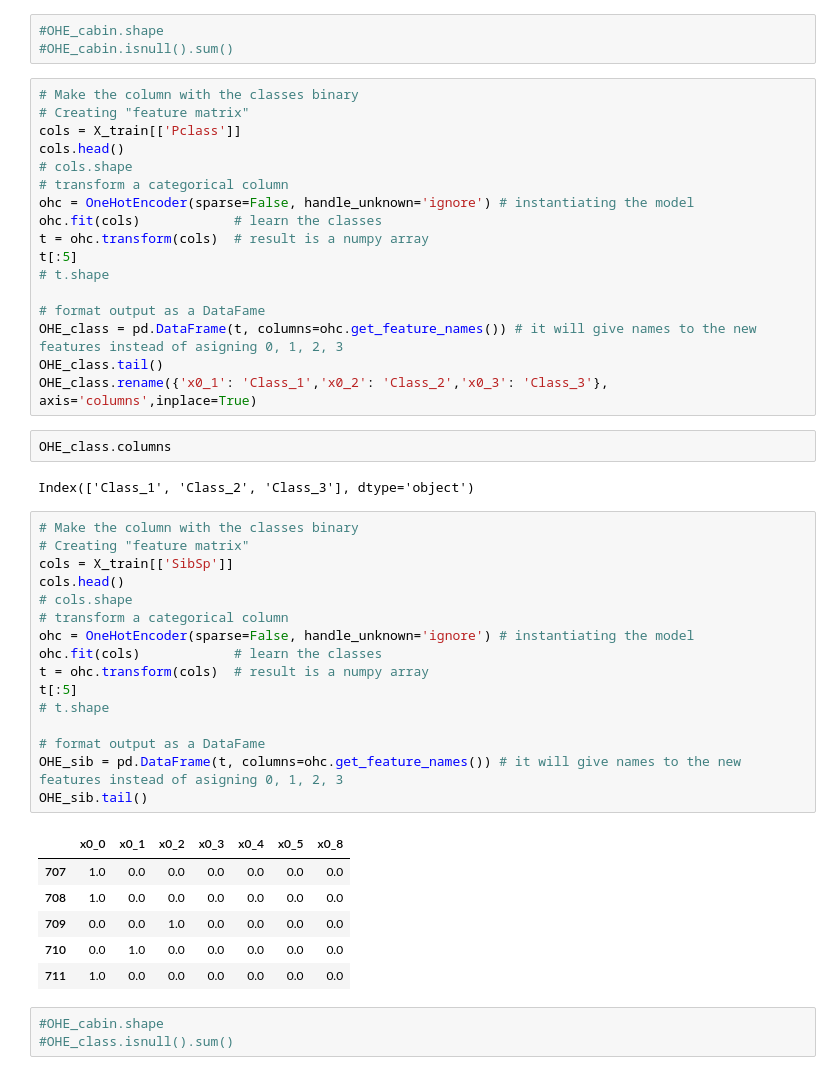
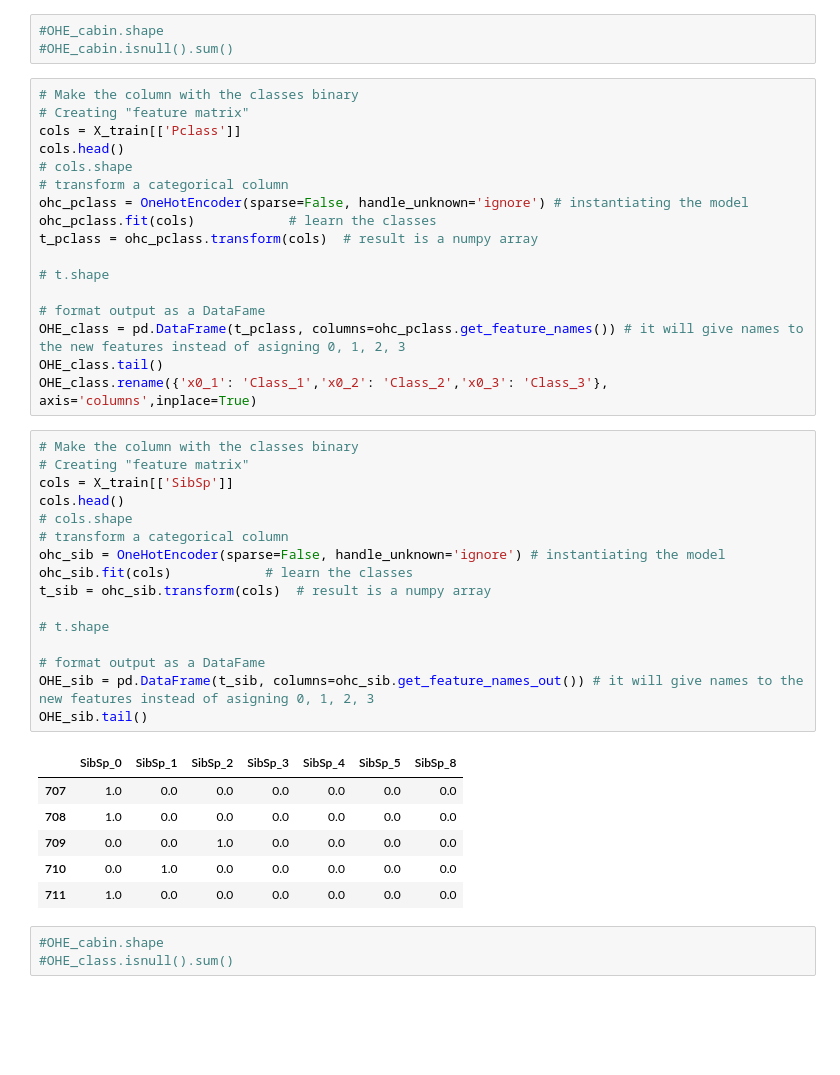
Before and after one commit to RosiNantis/Projects_from_Spiced_personal, a Jupyter notebook: Week_2/spiced_projects/Titanik_vers2.ipynb, the cells around one changed output. Drawn from its saved outputs; the diff is of its cells as text; blank space fills up the shorter version.

```diff
--- a/Week_2/spiced_projects/Titanik_vers2.ipynb
+++ b/Week_2/spiced_projects/Titanik_vers2.ipynb
@@ -261,38 +261,34 @@ cols = X_train[['Pclass']]
 cols.head()
 # cols.shape
 # transform a categorical column
-ohc = OneHotEncoder(sparse=False, handle_unknown='ignore') # instantiating the model
-ohc.fit(cols)            # learn the classes
-t = ohc.transform(cols)  # result is a numpy array
-t[:5]
+ohc_pclass = OneHotEncoder(sparse=False, handle_unknown='ignore') # instantiating the model
+ohc_pclass.fit(cols)            # learn the classes
+t_pclass = ohc_pclass.transform(cols)  # result is a numpy array
+
 # t.shape
 
 # format output as a DataFame
-OHE_class = pd.DataFrame(t, columns=ohc.get_feature_names()) # it will give names to the new features instead of asigning 0, 1, 2, 3
+OHE_class = pd.DataFrame(t_pclass, columns=ohc_pclass.get_feature_names()) # it will give names to the new features instead of asigning 0, 1, 2, 3
 OHE_class.tail()
 OHE_class.rename({'x0_1': 'Class_1','x0_2': 'Class_2','x0_3': 'Class_3'}, axis='columns',inplace=True)
-# %%
-OHE_class.columns
-# %% [output]
-Index(['Class_1', 'Class_2', 'Class_3'], dtype='object')
 # %%
 # Make the column with the classes binary
 # Creating "feature matrix"
 cols = X_train[['SibSp']]
 cols.head()
 # cols.shape
 # transform a categorical column
-ohc = OneHotEncoder(sparse=False, handle_unknown='ignore') # instantiating the model
-ohc.fit(cols)            # learn the classes
-t = ohc.transform(cols)  # result is a numpy array
-t[:5]
+ohc_sib = OneHotEncoder(sparse=False, handle_unknown='ignore') # instantiating the model
+ohc_sib.fit(cols)            # learn the classes
+t_sib = ohc_sib.transform(cols)  # result is a numpy array
+
 # t.shape
 
 # format output as a DataFame
-OHE_sib = pd.DataFrame(t, columns=ohc.get_feature_names()) # it will give names to the new features instead of asigning 0, 1, 2, 3
+OHE_sib = pd.DataFrame(t_sib, columns=ohc_sib.get_feature_names_out()) # it will give names to the new features instead of asigning 0, 1, 2, 3
 OHE_sib.tail()
 # %% [output]
-|  | x0_0 | x0_1 | x0_2 | x0_3 | x0_4 | x0_5 | x0_8 |
+|  | SibSp_0 | SibSp_1 | SibSp_2 | SibSp_3 | SibSp_4 | SibSp_5 | SibSp_8 |
 | 707 | 1.0 | 0.0 | 0.0 | 0.0 | 0.0 | 0.0 | 0.0 |
 | 708 | 1.0 | 0.0 | 0.0 | 0.0 | 0.0 | 0.0 | 0.0 |
 | 709 | 0.0 | 0.0 | 1.0 | 0.0 | 0.0 | 0.0 | 0.0 |
```
Also changed, not shown: parts of 29 cells of this notebook, 5 other files.
